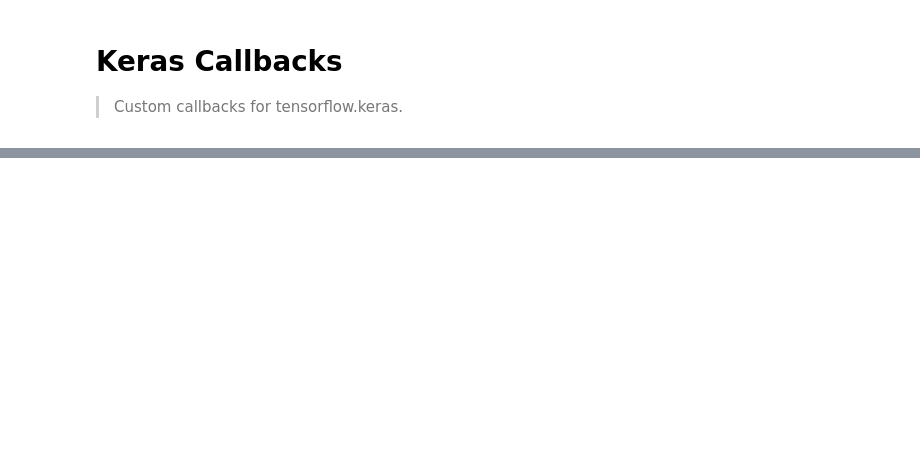
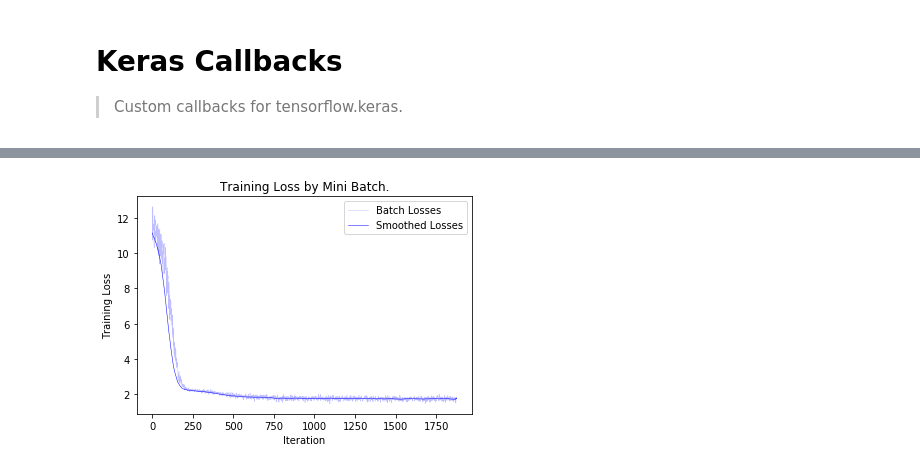
Before and after one commit to mgfrantz/AugmenTF, a Jupyter notebook: 03_keras_callbacks.ipynb, the cells around one changed output, grey strips where cells are left out. Cells and saved outputs as stored; diff of their text form; code cells hidden in the pictures; blank space fills up the shorter version.

```diff
--- a/03_keras_callbacks.ipynb
+++ b/03_keras_callbacks.ipynb
@@ -530,0 +471,4 @@ early_stopper = EarlyStopping('val_loss', patience=4,
+# %%
+bh.plot_batch_losses()
+# %% [output]
+[figure, added]
```
Also changed, not shown: parts of 18 cells of this notebook, 4 other files.
